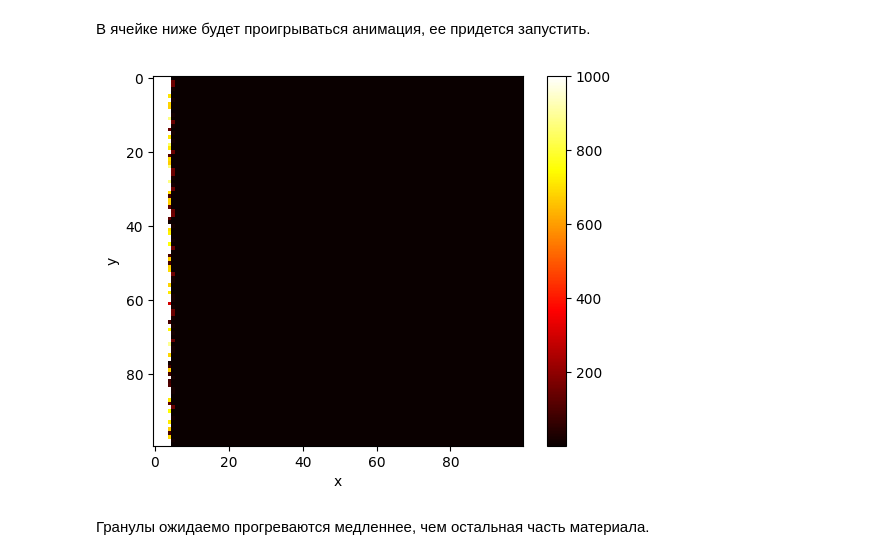
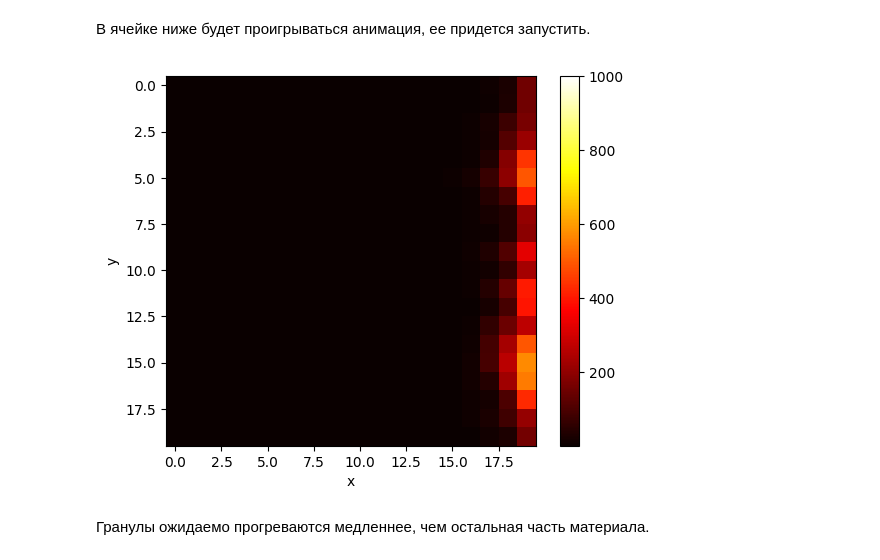
Before and after one commit to Xopppek/num_methods_sem7, a Jupyter notebook: lab5/lab5.ipynb, the cells around one changed output. Cells and saved outputs as stored; diff of their text form; code cells hidden in the pictures.

```diff
--- a/lab5/lab5.ipynb
+++ b/lab5/lab5.ipynb
@@ -43,12 +43,12 @@ c_0 = 130 # как у свинца
 c_1 = 1020 # как у магния
 rho = 11000 # взял чуть меньше чем у свинца
 kappa = 50 # взял чуть больше чем у свинца
-q = -100000000000000000 # плотность потока, взял произвольной
+q = 1000 # плотность потока, взял произвольной
 nu = 0.5
 
 def RHS(X, Y, h_x, h_y):
     res = np.zeros_like(X, dtype=float)
-    res[0, :] -= q / h_x # добивил сток для эксперимента
+    #res[0, :] -= q / h_x # добивил сток для эксперимента
     res[-1,:] += q / h_x
     return res
 # %%
@@ -85,13 +85,13 @@ def getL_csr(n_x, n_y, h_x, h_y):
 
     return sp.csr_matrix((val, (row, col)))
 # %%
-h_0 = 0.1
-tau = 2 * h_0
+h_0 = 0.5
+tau = 1000
 l_x, l_y = 1, np.pi
 n_x, n_y = int(np.round(H / h_0)), int(np.round(H / h_0))
 h_x, h_y = H / n_x, H / n_y
-x = np.linspace(h_x / 2, H - h_x / 2, n_x)
-y = np.linspace(h_y / 2, H - h_y / 2, n_y)
+x = np.linspace(-H/2 + h_x / 2, H / 2 - h_x / 2, n_x)
+y = np.linspace(-H/2 + h_y / 2, H / 2- h_y / 2, n_y)
 X, Y = np.meshgrid(x, y, indexing='ij')
 
 L = getL_csr(n_x, n_y, h_x, h_y)
@@ -124,22 +124,23 @@ C = tau * P_inv @ F
 # %% [markdown]
 В ячейке ниже будет проигрываться анимация, ее придется запустить.
 # %%
-t_end = 300
+t_end = 1000000
 u = np.ones(n_x * n_y) # положим начальную температуру константой
+#u = np.sin(np.linspace(-100, 100, n_x * n_y)) + 2
 drawing_pause = 5
-vmin = 1
+vmin = 0.5
 vmax = 1000
 
 for i in range(int(t_end / tau)):
     u, _ = LA.cg(A, B @ u + C, x0=u)
     if i % drawing_pause == 0:
         clear_output(True)
         plt.imshow(u.reshape(n_x, n_y).T, cmap='hot', vmin=vmin, vmax=vmax)
         plt.colorbar()
         plt.xlabel('x')
         plt.ylabel('y')
         plt.show()
 # %% [output]
-[figure, old version]
+[figure, new version]
 # %% [markdown]
 Гранулы ожидаемо прогреваются медленнее, чем остальная часть материала.
```
Also changed, not shown: parts of 1 cell of this notebook.
